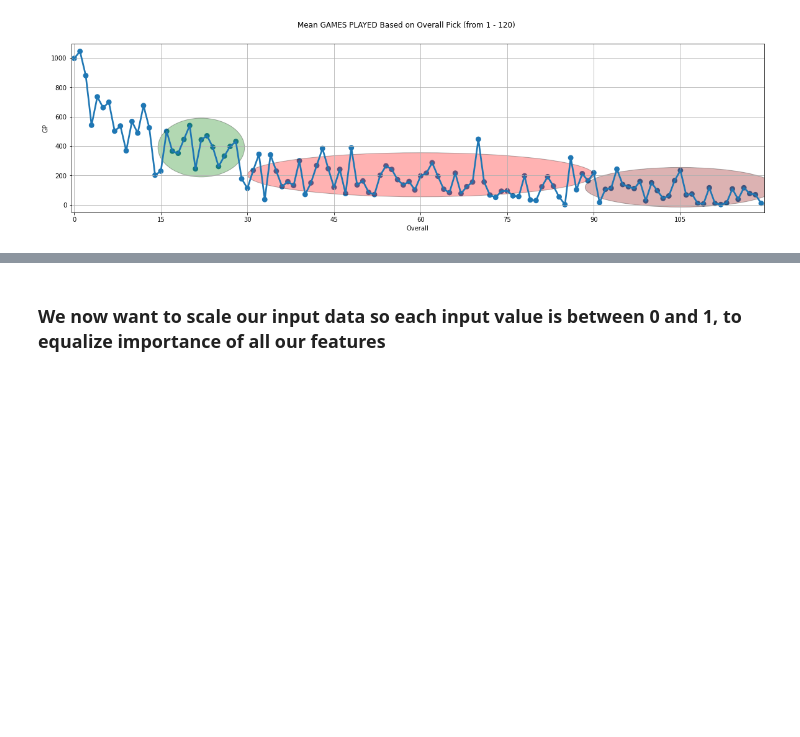
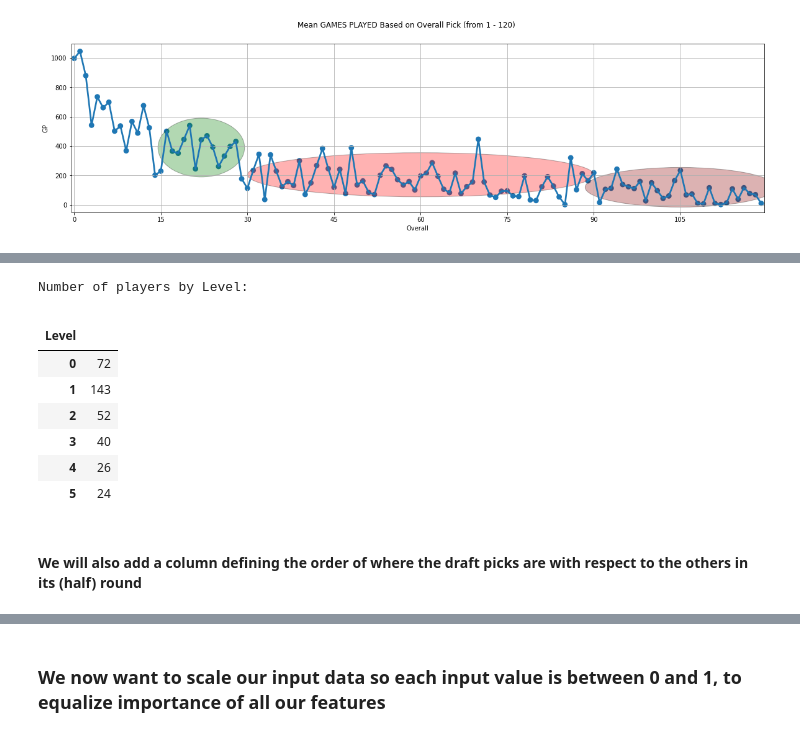
Before and after one commit to minchanhan/CompareNHLDraftPicks, a Jupyter notebook: CompareLow1stHigh2nd.ipynb, the cells around one changed output, grey strips where cells are left out. Cells and saved outputs as stored; diff of their text form; code cells hidden in the pictures; blank space fills up the shorter version.

```diff
--- a/CompareLow1stHigh2nd.ipynb
+++ b/CompareLow1stHigh2nd.ipynb
@@ -579,0 +558,35 @@ Name: GP, dtype: int64
+# %%
+def assignLvl(row):
+    if row.GP >= 1000:
+        return 5
+    if row.GP >= 750:
+        return 4
+    elif row.GP >= 500:
+        return 3
+    elif row.GP >= 250:
+        return 2
+    elif row.GP >= 1:
+        return 1
+    else:
+        return 0
+
+data["Level"] = data.apply(lambda row: assignLvl(row), axis = 1)
+levelseries = data.groupby("Level").size()
+levelseries.name = ""
+#leveldf.reset_index(inplace=True, level=0) (Set name to Count) for alternate table form
+leveldf = levelseries.to_frame()
+level_styler = leveldf.style.set_table_attributes("style='display:inline'")
+print("\nNumber of players by Level: ")
+display_html(level_styler.render(), raw = True)
+# %% [output]
+Number of players by Level:
+|  |  |
+| Level |  |
+| 0 | 72 |
+| 1 | 143 |
+| 2 | 52 |
+| 3 | 40 |
+| 4 | 26 |
+| 5 | 24 |
+# %% [markdown]
+#### We will also add a column defining the order of where the draft picks are with respect to the others in its (half) round
```
Also changed, not shown: parts of 40 cells of this notebook.
